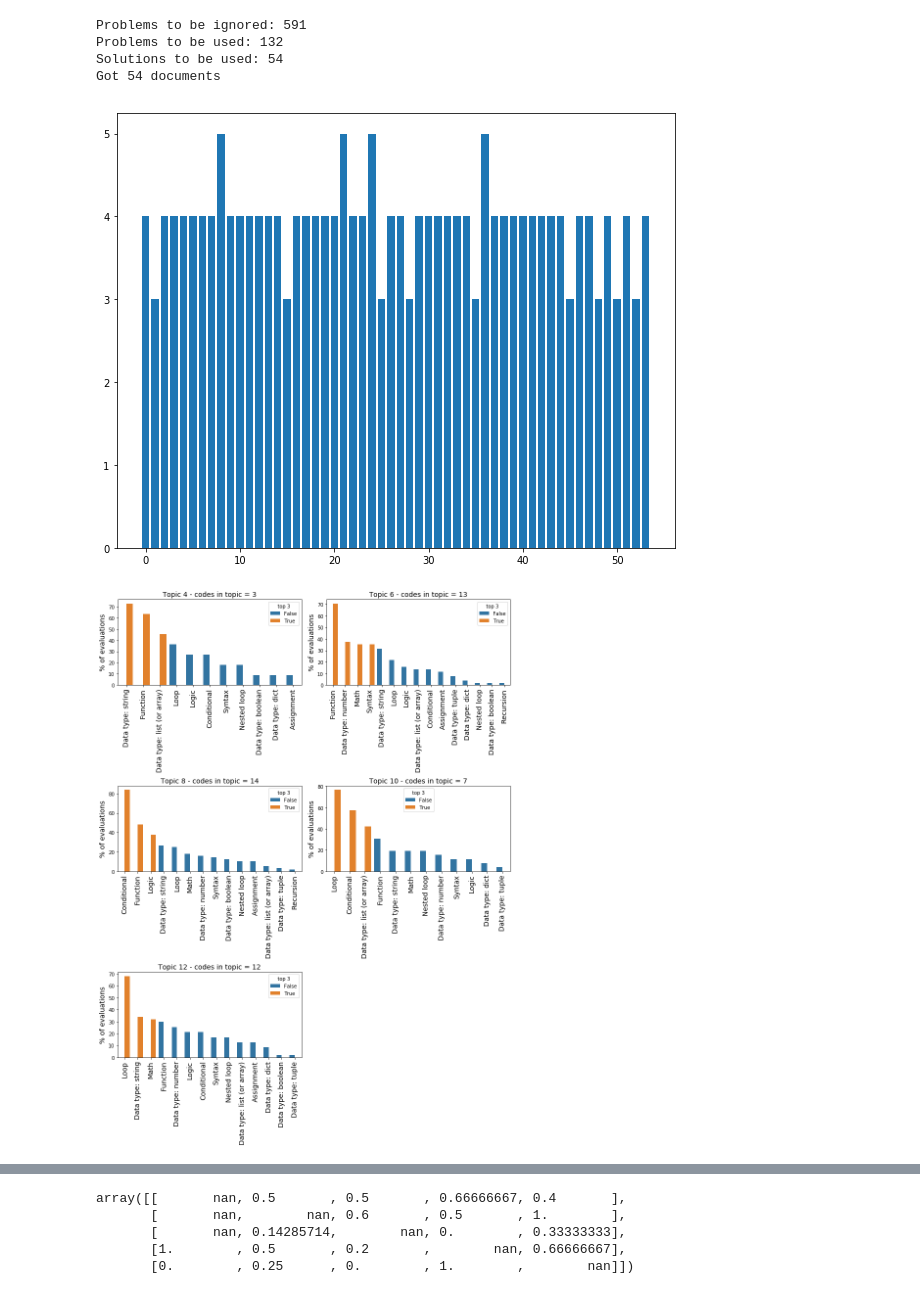
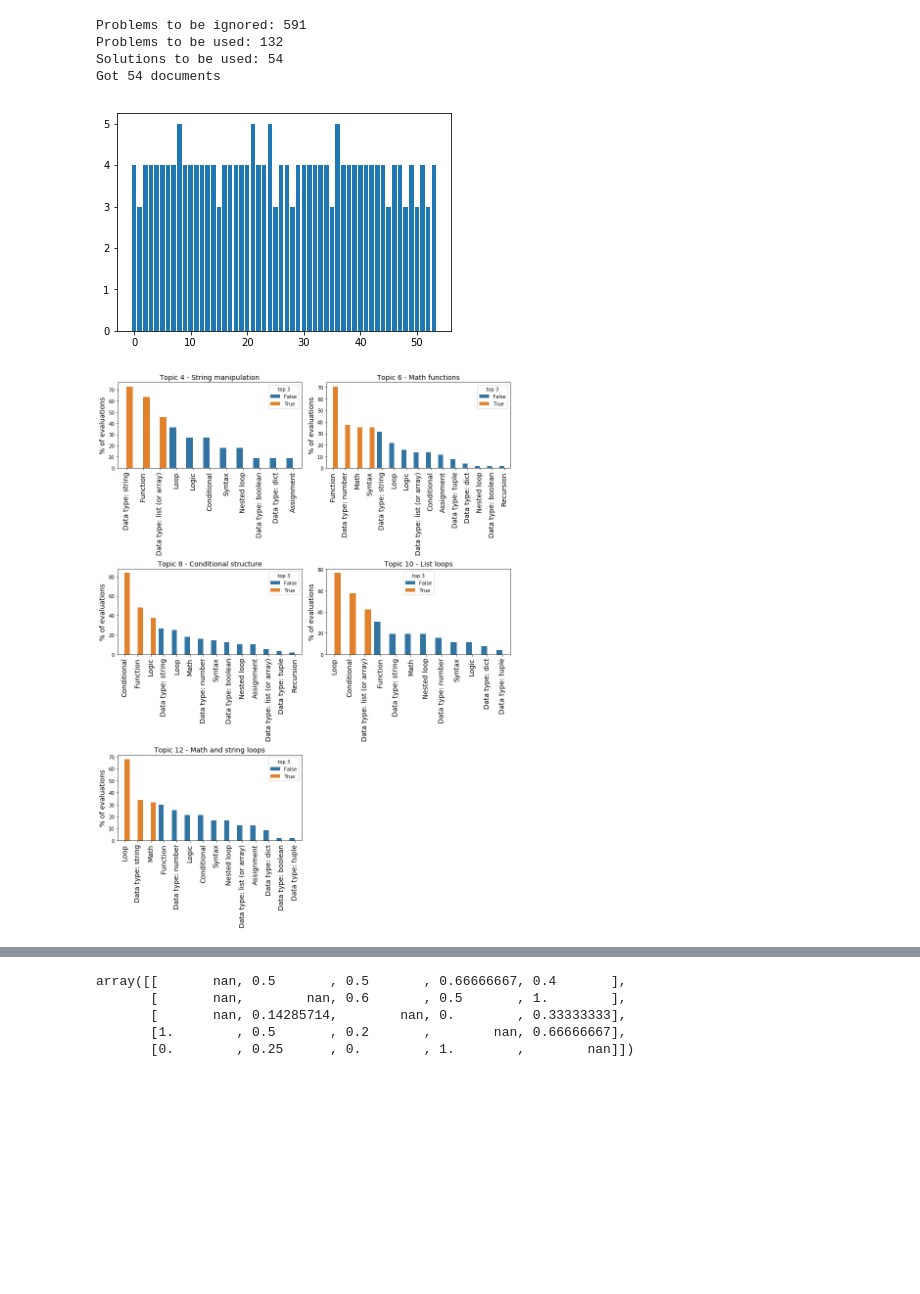
Before and after one commit to MachineTeachingEdu/machine-teaching, a Jupyter notebook: machineteaching/2019_05_28 - Concept Validation.ipynb, the cells around one changed output, grey strips where cells are left out. Cells and saved outputs as stored; diff of their text form; code cells hidden in the pictures; blank space fills up the shorter version.

Commit message:
Finished validation plots.

```diff
--- a/machineteaching/2019_05_28 - Concept Validation.ipynb
+++ b/machineteaching/2019_05_28 - Concept Validation.ipynb
@@ -48,14 +48,14 @@ Got 54 documents
 # %%
 clusters = Cluster.objects.all()
 solutions = Solution.objects.filter(ignore=False)
 concepts = SolutionConcept.objects.all()
 count = concepts.values_list('solution').annotate(count=Count('user', distinct=True))
 x, y = zip(*list(count))
-plt.figure(figsize=(10,8))
+# plt.figure(figsize=(10,8))
 plt.bar(range(len(x)),y)
 plt.show()
 # %% [output]
-[figure, old version]
+[figure, new version]
 # %%
 concept_solution = []
 fig = plt.figure(figsize=(12,16))
@@ -83,7 +83,7 @@ for idx_cluster, cluster in enumerate(clusters):
     # Plot
     subplot = 321 + idx_cluster
     fig.add_subplot(subplot)
-    plt.title("Topic %d - codes in topic = %d" % (cluster.id, solution_cluster.count()), fontsize=14)
+    plt.title("Topic %d - %s" % (cluster.id, cluster.label), fontsize=14)
     sns.barplot(x='concept', y='count', hue='top 3', data=df)
     plt.xticks(fontsize=14, rotation=90)
     plt.xlabel("")
@@ -94,7 +94,7 @@ plt.savefig("images/evaluation.png")
 plt.savefig("images/evaluation.eps", format="eps")
 plt.show()
 # %% [output]
-[figure, old version]
+[figure, new version]
 # %%
 # Scores
 scores = defaultdict(dict)
```
Also changed, not shown: parts of 5 cells of this notebook, 2 other files.
